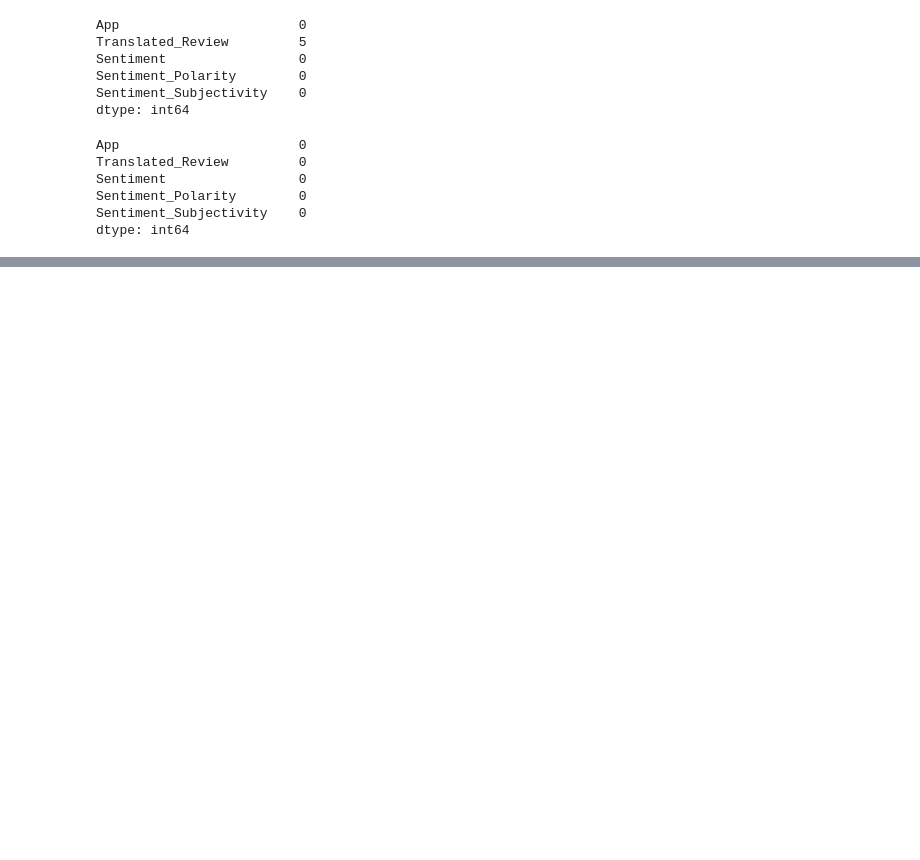
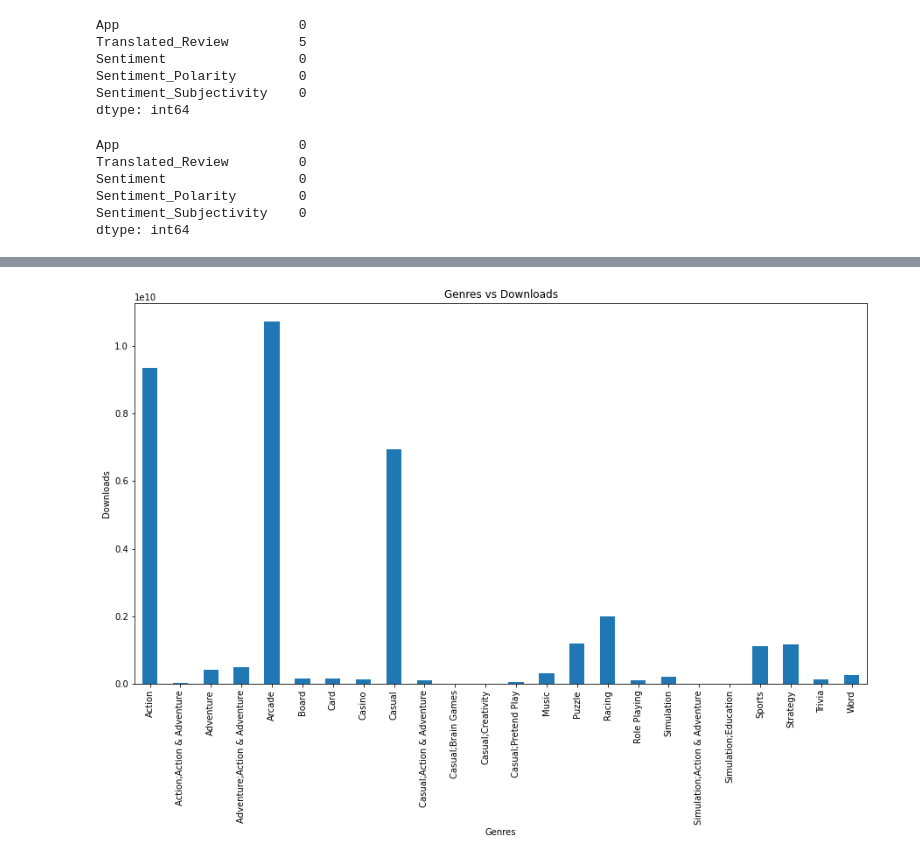
Before and after one commit to AyushSonuu/play-store-app-review-analysis, a Jupyter notebook: Play_Store_App_Review_Analysis_Capstone_Project.ipynb, the cells around one changed output, grey strips where cells are left out. Drawn from its saved outputs; the diff is of its cells as text; code cells hidden in the pictures; blank space fills up the shorter version.

```diff
--- a/Play_Store_App_Review_Analysis_Capstone_Project.ipynb
+++ b/Play_Store_App_Review_Analysis_Capstone_Project.ipynb
@@ -449,0 +505,9 @@ df1.head()
+# %%
+df_lst =[]
+for j in df["Category"].unique():
+   if "GAME" in j:
+     df_lst.append(df[df["Category"]==j])
+# %%
+_df= pd.DataFrame()
+games_df=pd.concat([df_lst[0],_df])
+games_df.head()
@@ -449,0 +521,3 @@ df1.head()
+# %%
+games_comp = games_df.groupby("Genres")["Installs"].sum()
+games_comp.head()
@@ -449,0 +532,8 @@ df1.head()
+# %%
+games_comp.plot(kind="bar")
+plt.title("Genres vs Downloads")
+plt.xlabel("Genres")
+plt.ylabel("Downloads")
+plt.show()
+# %% [output]
+[figure, added]
```
Also changed, not shown: parts of 19 cells of this notebook.
